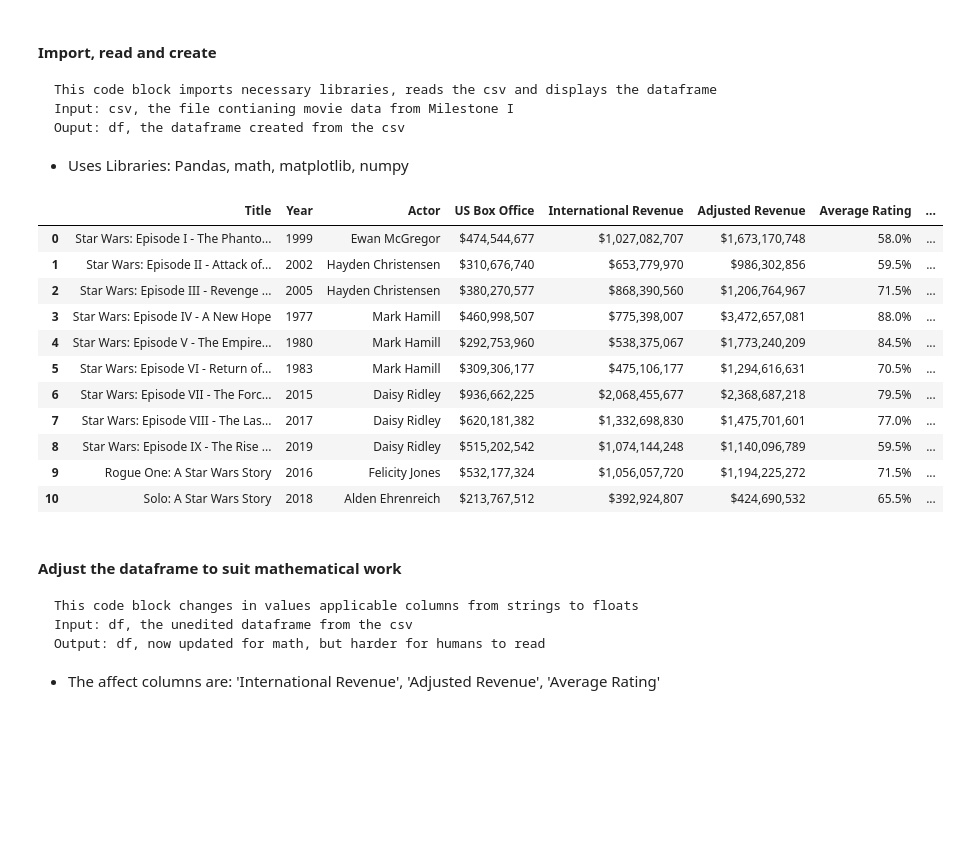
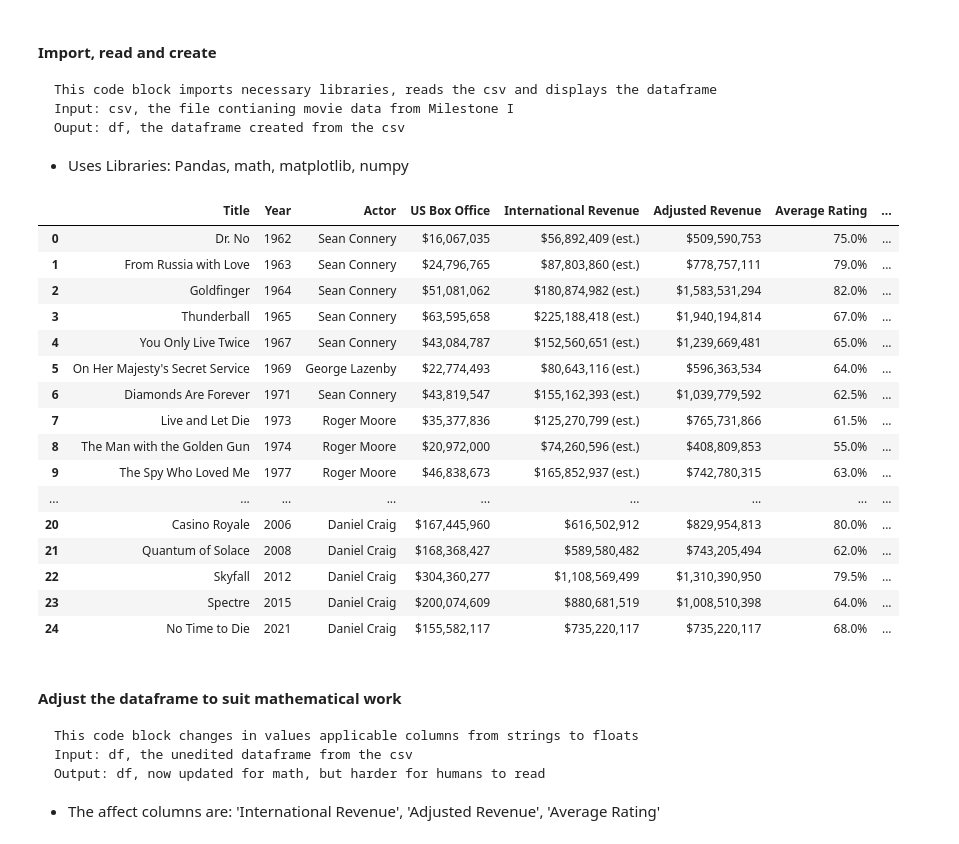
Before and after one commit to ans1080/Project007, a Jupyter notebook: Milestone_II_Analysis.ipynb, the cells around one changed output. Cells and saved outputs as stored; diff of their text form; code cells hidden in the pictures; blank space fills up the shorter version.

````diff
--- a/Milestone_II_Analysis.ipynb
+++ b/Milestone_II_Analysis.ipynb
@@ -23,25 +23,30 @@ Ouput: df, the dataframe created from the csv
 # %%
 import pandas as pd
 import math
 import matplotlib.pyplot as plt
 import numpy as np
 
 # Create the dataframe
-df = pd.read_csv('data/StarWars_data.csv', skiprows=1)  # Change file to read in here
+df = pd.read_csv('data/007_data.csv', skiprows=1)  # Change file to read in here
 df
 # %% [output]
 |  | Title | Year | Actor | US Box Office | International Revenue | Adjusted Revenue | Average Rating | ... |
-| 0 | Star Wars: Episode I - The Phanto... | 1999 | Ewan McGregor | $474,544,677 | $1,027,082,707 | $1,673,170,748 | 58.0% | ... |
-| 1 | Star Wars: Episode II - Attack of... | 2002 | Hayden Christensen | $310,676,740 | $653,779,970 | $986,302,856 | 59.5% | ... |
-| 2 | Star Wars: Episode III - Revenge ... | 2005 | Hayden Christensen | $380,270,577 | $868,390,560 | $1,206,764,967 | 71.5% | ... |
-| 3 | Star Wars: Episode IV - A New Hope | 1977 | Mark Hamill | $460,998,507 | $775,398,007 | $3,472,657,081 | 88.0% | ... |
-| 4 | Star Wars: Episode V - The Empire... | 1980 | Mark Hamill | $292,753,960 | $538,375,067 | $1,773,240,209 | 84.5% | ... |
-| 5 | Star Wars: Episode VI - Return of... | 1983 | Mark Hamill | $309,306,177 | $475,106,177 | $1,294,616,631 | 70.5% | ... |
-| 6 | Star Wars: Episode VII - The Forc... | 2015 | Daisy Ridley | $936,662,225 | $2,068,455,677 | $2,368,687,218 | 79.5% | ... |
-| 7 | Star Wars: Episode VIII - The Las... | 2017 | Daisy Ridley | $620,181,382 | $1,332,698,830 | $1,475,701,601 | 77.0% | ... |
-| 8 | Star Wars: Episode IX - The Rise ... | 2019 | Daisy Ridley | $515,202,542 | $1,074,144,248 | $1,140,096,789 | 59.5% | ... |
-| 9 | Rogue One: A Star Wars Story | 2016 | Felicity Jones | $532,177,324 | $1,056,057,720 | $1,194,225,272 | 71.5% | ... |
-| 10 | Solo: A Star Wars Story | 2018 | Alden Ehrenreich | $213,767,512 | $392,924,807 | $424,690,532 | 65.5% | ... |
+| 0 | Dr. No | 1962 | Sean Connery | $16,067,035 | $56,892,409 (est.) | $509,590,753 | 75.0% | ... |
+| 1 | From Russia with Love | 1963 | Sean Connery | $24,796,765 | $87,803,860 (est.) | $778,757,111 | 79.0% | ... |
+| 2 | Goldfinger | 1964 | Sean Connery | $51,081,062 | $180,874,982 (est.) | $1,583,531,294 | 82.0% | ... |
+| 3 | Thunderball | 1965 | Sean Connery | $63,595,658 | $225,188,418 (est.) | $1,940,194,814 | 67.0% | ... |
+| 4 | You Only Live Twice | 1967 | Sean Connery | $43,084,787 | $152,560,651 (est.) | $1,239,669,481 | 65.0% | ... |
+| 5 | On Her Majesty's Secret Service | 1969 | George Lazenby | $22,774,493 | $80,643,116 (est.) | $596,363,534 | 64.0% | ... |
+| 6 | Diamonds Are Forever | 1971 | Sean Connery | $43,819,547 | $155,162,393 (est.) | $1,039,779,592 | 62.5% | ... |
+| 7 | Live and Let Die | 1973 | Roger Moore | $35,377,836 | $125,270,799 (est.) | $765,731,866 | 61.5% | ... |
+| 8 | The Man with the Golden Gun | 1974 | Roger Moore | $20,972,000 | $74,260,596 (est.) | $408,809,853 | 55.0% | ... |
+| 9 | The Spy Who Loved Me | 1977 | Roger Moore | $46,838,673 | $165,852,937 (est.) | $742,780,315 | 63.0% | ... |
+| ... | ... | ... | ... | ... | ... | ... | ... | ... |
+| 20 | Casino Royale | 2006 | Daniel Craig | $167,445,960 | $616,502,912 | $829,954,813 | 80.0% | ... |
+| 21 | Quantum of Solace | 2008 | Daniel Craig | $168,368,427 | $589,580,482 | $743,205,494 | 62.0% | ... |
+| 22 | Skyfall | 2012 | Daniel Craig | $304,360,277 | $1,108,569,499 | $1,310,390,950 | 79.5% | ... |
+| 23 | Spectre | 2015 | Daniel Craig | $200,074,609 | $880,681,519 | $1,008,510,398 | 64.0% | ... |
+| 24 | No Time to Die | 2021 | Daniel Craig | $155,582,117 | $735,220,117 | $735,220,117 | 68.0% | ... |
 # %% [markdown]
 #### Adjust the dataframe to suit mathematical work
 ```
````
Also changed, not shown: parts of 8 cells of this notebook.
